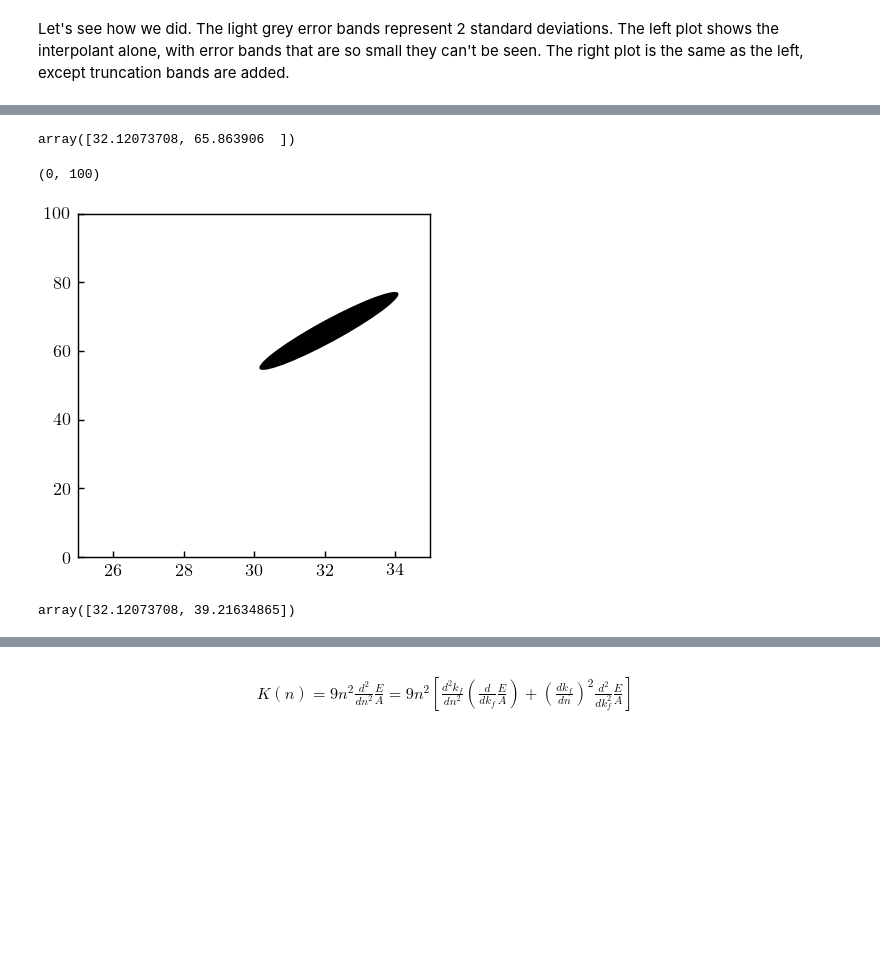
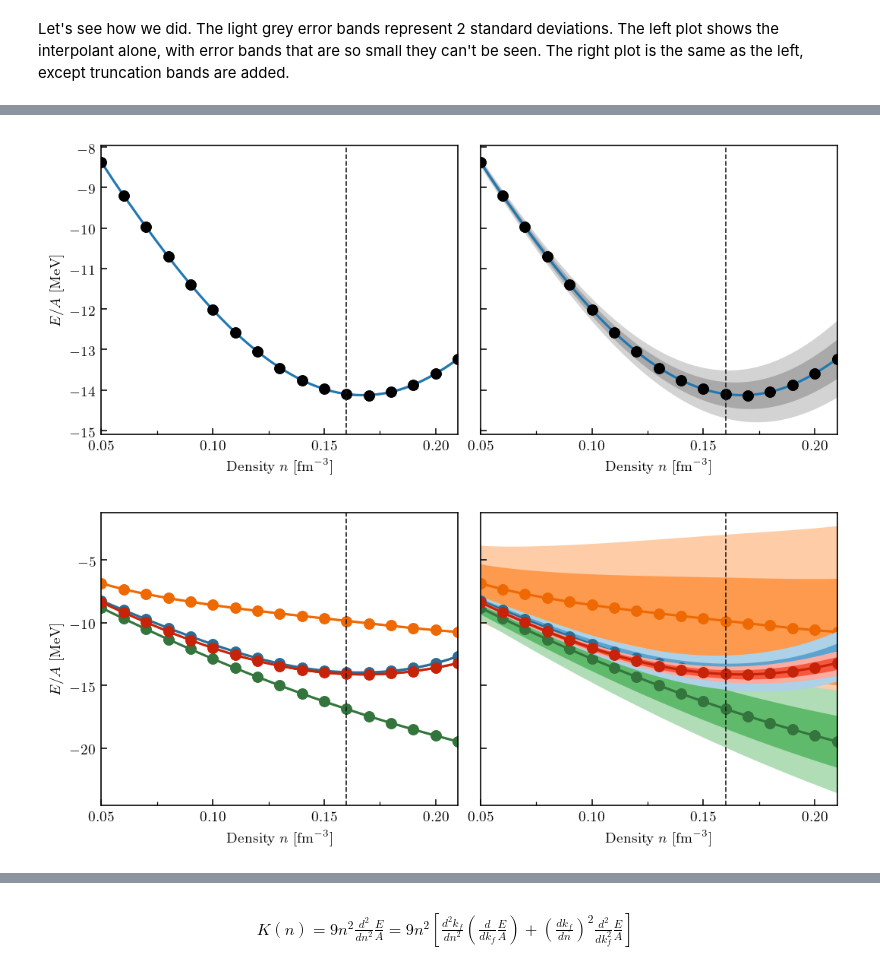
Before and after one commit to buqeye/nuclear-matter-convergence, a Jupyter notebook: analysis/derivatives-bands.ipynb, the cells around one changed output, grey strips where cells are left out. Cells and saved outputs as stored; diff of their text form; code cells hidden in the pictures; blank space fills up the shorter version.

Commit message:
Big changes, now order-by-order are shown, much refactoring

```diff
--- a/analysis/derivatives-bands.ipynb
+++ b/analysis/derivatives-bands.ipynb
@@ -781,25 +644,0 @@ $$
-# %%
-density_all = nuclear_density(kf_d_all, degeneracy=2)
-to_Lparam_factor = kf_d_all
-
-Lparam = y_d_star_prime * to_Lparam_factor
-Lparam_std = std_d_total_star_prime * to_Lparam_factor
-
-fig, ax = plt.subplots(figsize=(3.4, 3.4))
-ax2 = ax.twiny() # axis for kf
-curve_plus_bands_plot(ax, density_all, Lparam, Lparam_std)
-highlight_nsat(ax)
-
-# set labels and title
-ax.set_xlabel(r"Density $n$ [fm$^{-3}$]")
-ax.set_ylabel(r'Slope parameter $L$ [MeV]')
-ax2.set_xlabel(r'Fermi momentum $k_f$ [fm$^{-1}$]')
-ax.set_title('Slope parameter + Truncation Error')
-
-# set limits and ticks for kf axis
-kfTickLocations = np.array([1.2, 1.3, 1.4, 1.5, 1.6, 1.7, 1.8])
-ax2.set_xlim(ax.get_xlim())
-ax2.set_xticks(nuclear_density(kfTickLocations,2))
-ax2.set_xticklabels(kfTickLocations)
-
-fig.tight_layout();
@@ -914,16 +644,0 @@ array([32.12073708, 39.21634865])
-# %%
-Esym_L_sat
-# %% [output]
-array([32.12073708, 65.863906  ])
-# %%
-fig, ax = plt.subplots(figsize=(3.5, 3.5))
-confidence_ellipse(Esym_L_sat, cov_Esym_L, ax=ax, n_std=2, facecolor='k')
-ax.set_xlim(25, 35)
-ax.set_ylim(0, 100)
-# %% [output]
-(0, 100)
-[figure, removed]
-# %%
-y_d_sat
-# %% [output]
-array([32.12073708, 39.21634865])
@@ -929,0 +721,34 @@ array([32.12073708, 39.21634865])
+# %%
+axes = plot_with_and_without_truncation(
+    density_all,
+    obs_nuclear.get_pred(order=4, deriv=0),
+    obs_nuclear.get_std(order=4, deriv=0, include_trunc=False),
+    obs_nuclear.get_std(order=4, deriv=0, include_trunc=True),
+    density_data=density,
+    y_data=y_s_2_plus_3bf[:, -1]
+)
+fig = plt.gcf()
+axes[0].set_ylabel(r'$E/A$ [MeV]');
+# %% [output]
+[figure, added]
+# %%
+fig, axes = plt.subplots(1, 2, sharey=True, sharex=True, figsize=(7, 3))
+for i, n in enumerate(orders):
+    plot_with_and_without_truncation(
+        density_all,
+        obs_nuclear.get_pred(order=n, deriv=0),
+        obs_nuclear.get_std(order=n, deriv=0, include_trunc=False),
+        obs_nuclear.get_std(order=n, deriv=0, include_trunc=True),
+        density_data=density,
+        y_data=y_s_2_plus_3bf[:, i],
+        axes=axes,
+        color_68=colors[i],
+        color_95=light_colors[i],
+        c=dark_colors[i],
+        add_nsat=i==0,
+        zorder=i/10
+    )
+fig = plt.gcf()
+axes[0].set_ylabel(r'$E/A$ [MeV]');
+# %% [output]
+[figure, added]
```
Also changed, not shown: parts of 90 cells of this notebook.
